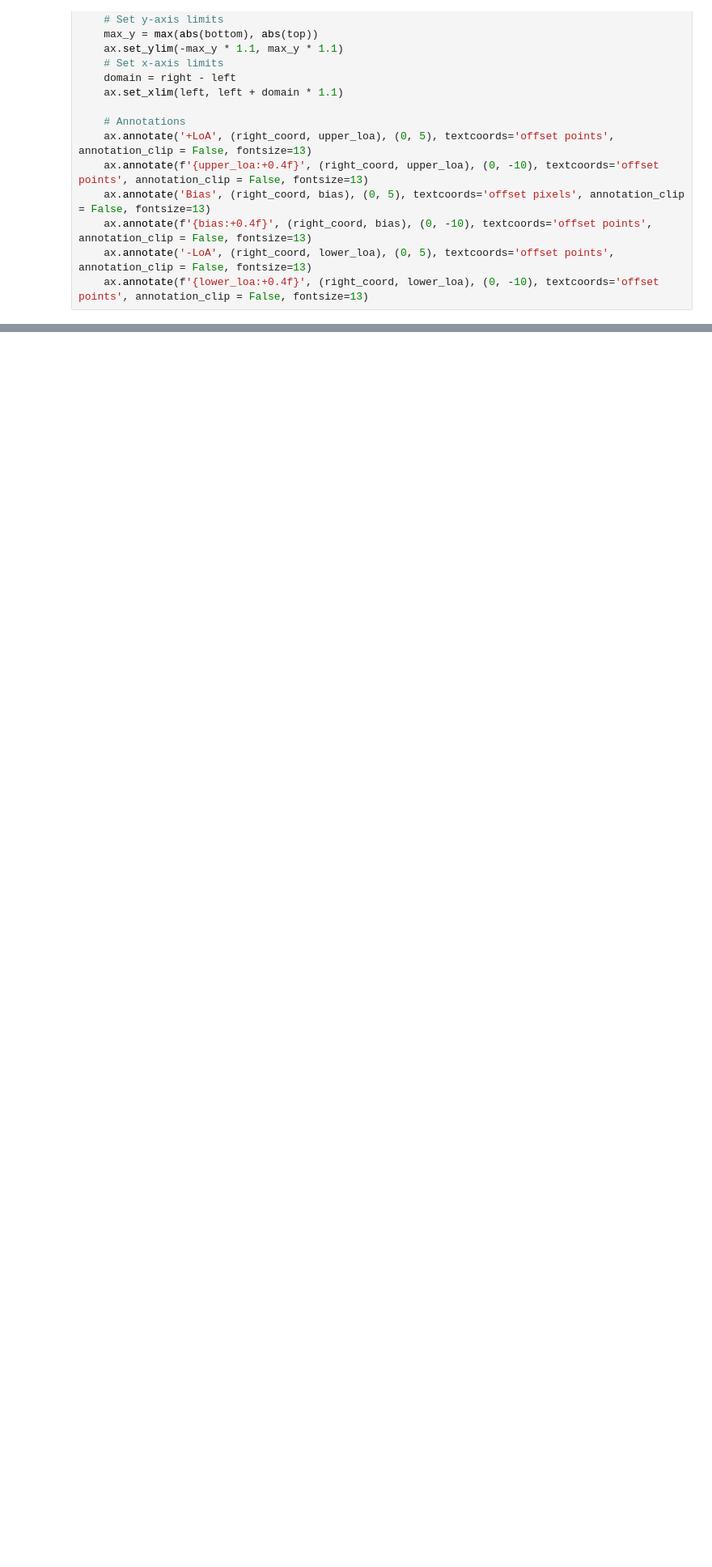
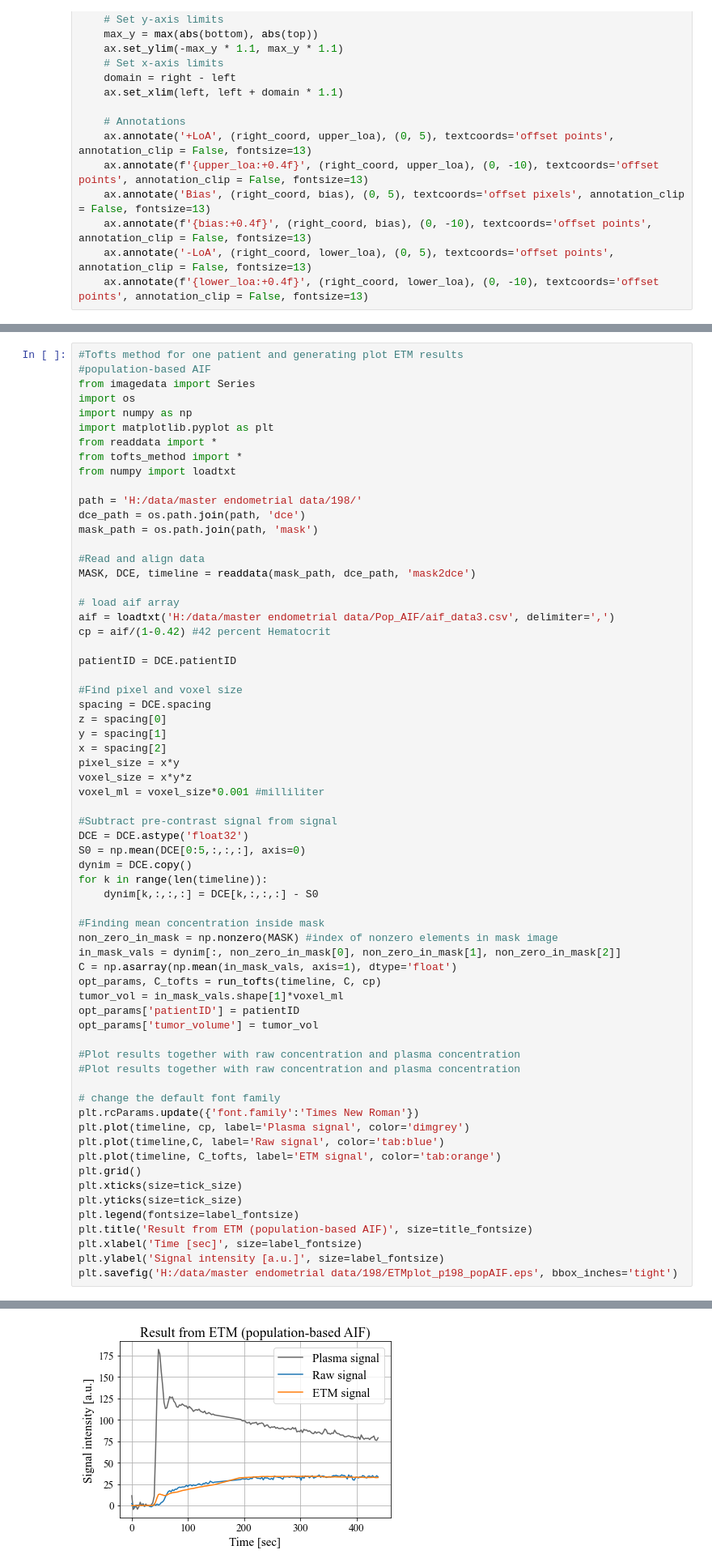
Before and after one commit to ingridaase/Analysis-of-DCE-MRI-data-from-patients-with-endometrial-cancer, a Jupyter notebook: Visualization and statistics/local_modeling_results.ipynb, the cells around one changed output, grey strips where cells are left out. Shown at 81% size. Drawn from its saved outputs; the diff is of its cells as text; blank space fills up the shorter version.

```diff
--- a/Visualization and statistics/local_modeling_results.ipynb
+++ b/Visualization and statistics/local_modeling_results.ipynb
@@ -373,0 +318,66 @@ print(new_mask.shape[0])
+# %%
+#Tofts method for one patient and generating plot ETM results
+#population-based AIF
+from imagedata import Series
+import os
+import numpy as np
+import matplotlib.pyplot as plt
+from readdata import *
+from tofts_method import *
+from numpy import loadtxt
+
+path = 'H:/data/master endometrial data/198/'
+dce_path = os.path.join(path, 'dce')
+mask_path = os.path.join(path, 'mask')
+
+#Read and align data
+MASK, DCE, timeline = readdata(mask_path, dce_path, 'mask2dce')
+
+# load aif array
+aif = loadtxt('H:/data/master endometrial data/Pop_AIF/aif_data3.csv', delimiter=',')
+cp = aif/(1-0.42) #42 percent Hematocrit
+
+patientID = DCE.patientID
+
+#Find pixel and voxel size
+spacing = DCE.spacing
+z = spacing[0]
+y = spacing[1]
+x = spacing[2]
+pixel_size = x*y
+voxel_size = x*y*z
+voxel_ml = voxel_size*0.001 #milliliter
+
+#Subtract pre-contrast signal from signal
+DCE = DCE.astype('float32')
+S0 = np.mean(DCE[0:5,:,:,:], axis=0)
+dynim = DCE.copy()
+for k in range(len(timeline)):
+    dynim[k,:,:,:] = DCE[k,:,:,:] - S0
+
+#Finding mean concentration inside mask
+non_zero_in_mask = np.nonzero(MASK) #index of nonzero elements in mask image
+in_mask_vals = dynim[:, non_zero_in_mask[0], non_zero_in_mask[1], non_zero_in_mask[2]]
+C = np.asarray(np.mean(in_mask_vals, axis=1), dtype='float')
+opt_params, C_tofts = run_tofts(timeline, C, cp)
+tumor_vol = in_mask_vals.shape[1]*voxel_ml
+opt_params['patientID'] = patientID
+opt_params['tumor_volume'] = tumor_vol
+
+#Plot results together with raw concentration and plasma concentration
+#Plot results together with raw concentration and plasma concentration
+
+# change the default font family
+plt.rcParams.update({'font.family':'Times New Roman'})
+plt.plot(timeline, cp, label='Plasma signal', color='dimgrey')
+plt.plot(timeline,C, label='Raw signal', color='tab:blue')
+plt.plot(timeline, C_tofts, label='ETM signal', color='tab:orange')
+plt.grid()
+plt.xticks(size=tick_size)
+plt.yticks(size=tick_size)
+plt.legend(fontsize=label_fontsize)
+plt.title('Result from ETM (population-based AIF)', size=title_fontsize)
+plt.xlabel('Time [sec]', size=label_fontsize)
+plt.ylabel('Signal intensity [a.u.]', size=label_fontsize)
+plt.savefig('H:/data/master endometrial data/198/ETMplot_p198_popAIF.eps', bbox_inches='tight')
+# %% [output]
@@ -373,0 +386 @@ print(new_mask.shape[0])
+[figure, added]
```
Also changed, not shown: parts of 4 cells of this notebook.
